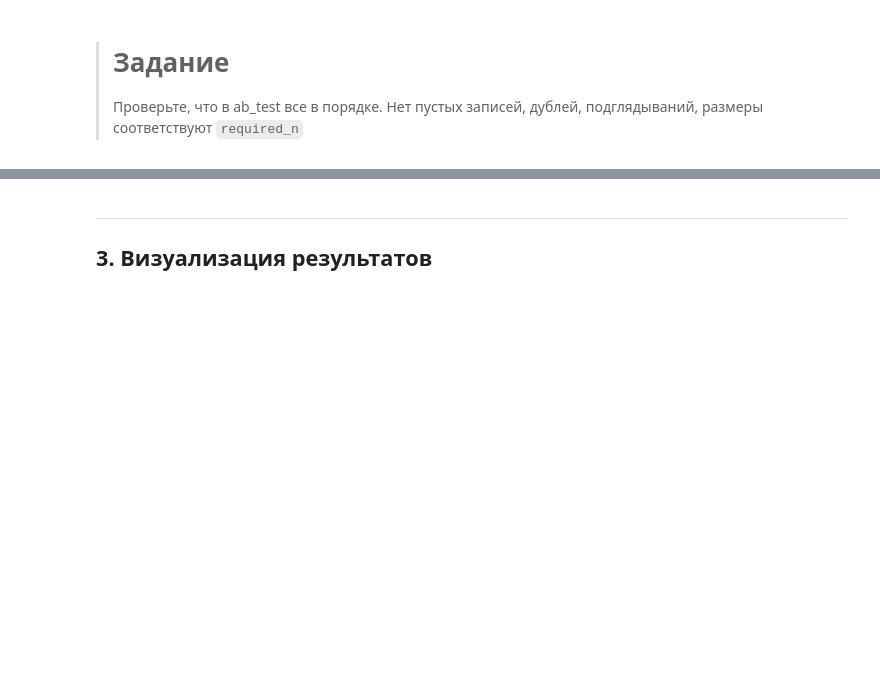
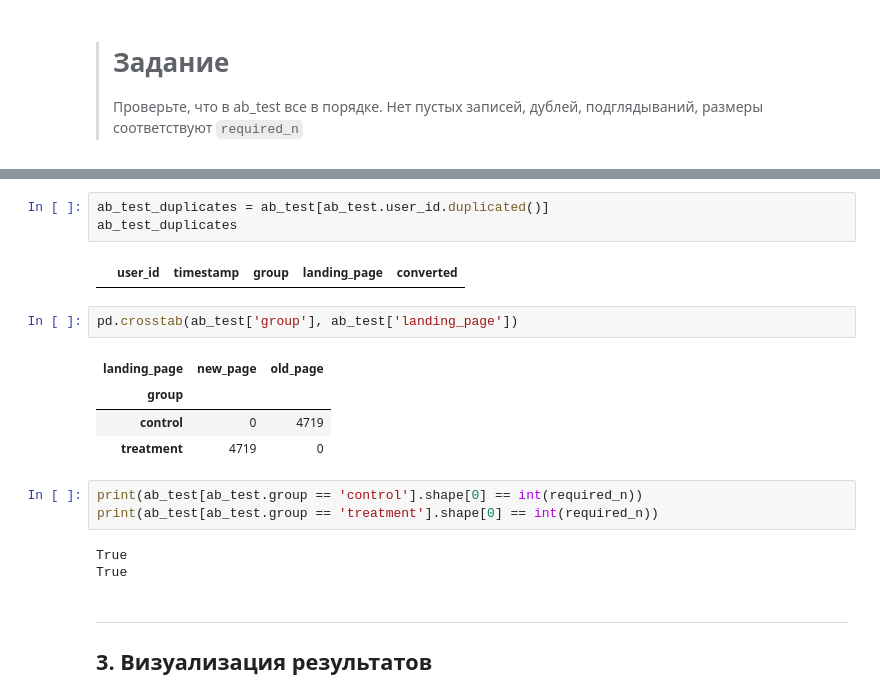
Before and after one commit to EMcHave/ML1, a Jupyter notebook: ab_testing_student.ipynb, the cells around one changed output, grey strips where cells are left out. Saved outputs shown, nothing was run; the diff lists cells and outputs as text; blank space fills up the shorter version.

```diff
--- a/ab_testing_student.ipynb
+++ b/ab_testing_student.ipynb
@@ -484,3 +481,21 @@ ab_test.reset_index(drop=True, inplace=True)
+# %%
+ab_test_duplicates = ab_test[ab_test.user_id.duplicated()]
+ab_test_duplicates
+# %% [output]
+|  | user_id | timestamp | group | landing_page | converted |
+# %%
+pd.crosstab(ab_test['group'], ab_test['landing_page'])
+# %% [output]
+| landing_page | new_page | old_page |
+| group |  |  |
+| control | 0 | 4719 |
+| treatment | 4719 | 0 |
+# %%
+print(ab_test[ab_test.group == 'control'].shape[0] == int(required_n))
+print(ab_test[ab_test.group == 'treatment'].shape[0] == int(required_n))
+# %% [output]
+True
+True
 # %% [markdown]
 ***
 ## 3. Визуализация результатов
```
Also changed, not shown: parts of 11 cells of this notebook.
